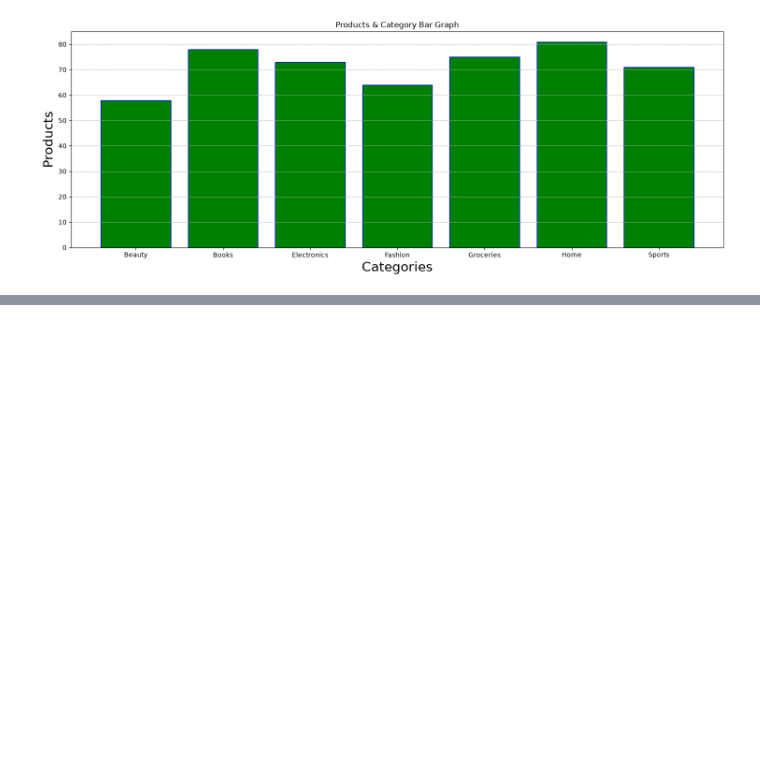
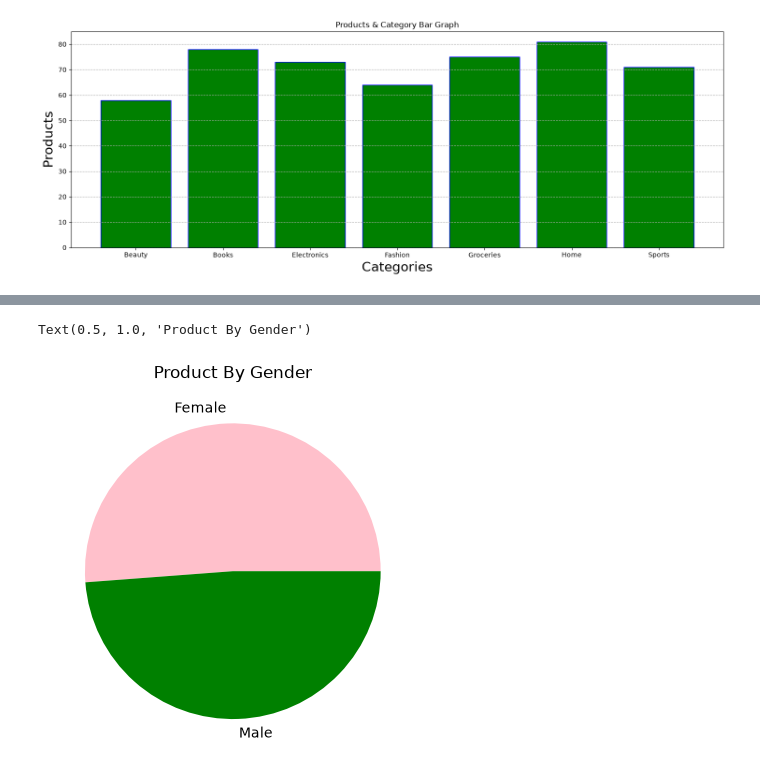
Before and after one commit to maheshbasnet089/AI-UDAAN-SERIES, a Jupyter notebook: matplotlib.ipynb, the cells around one changed output, grey strips where cells are left out. Drawn from its saved outputs; the diff is of its cells as text; code cells hidden in the pictures; blank space fills up the shorter version.

```diff
--- a/matplotlib.ipynb
+++ b/matplotlib.ipynb
@@ -37,0 +68,7 @@ plt.grid(axis="y",linestyle="--",alpha=1)
+# %%
+gender_products = dd.groupby("Gender")["Product"].count()
+plt.pie(gender_products.values,labels=gender_products.index,colors=["pink","green"])
+plt.title("Product By Gender")
+# %% [output]
+Text(0.5, 1.0, 'Product By Gender')
+[figure, added]
```
Also changed, not shown: parts of 4 cells of this notebook.
